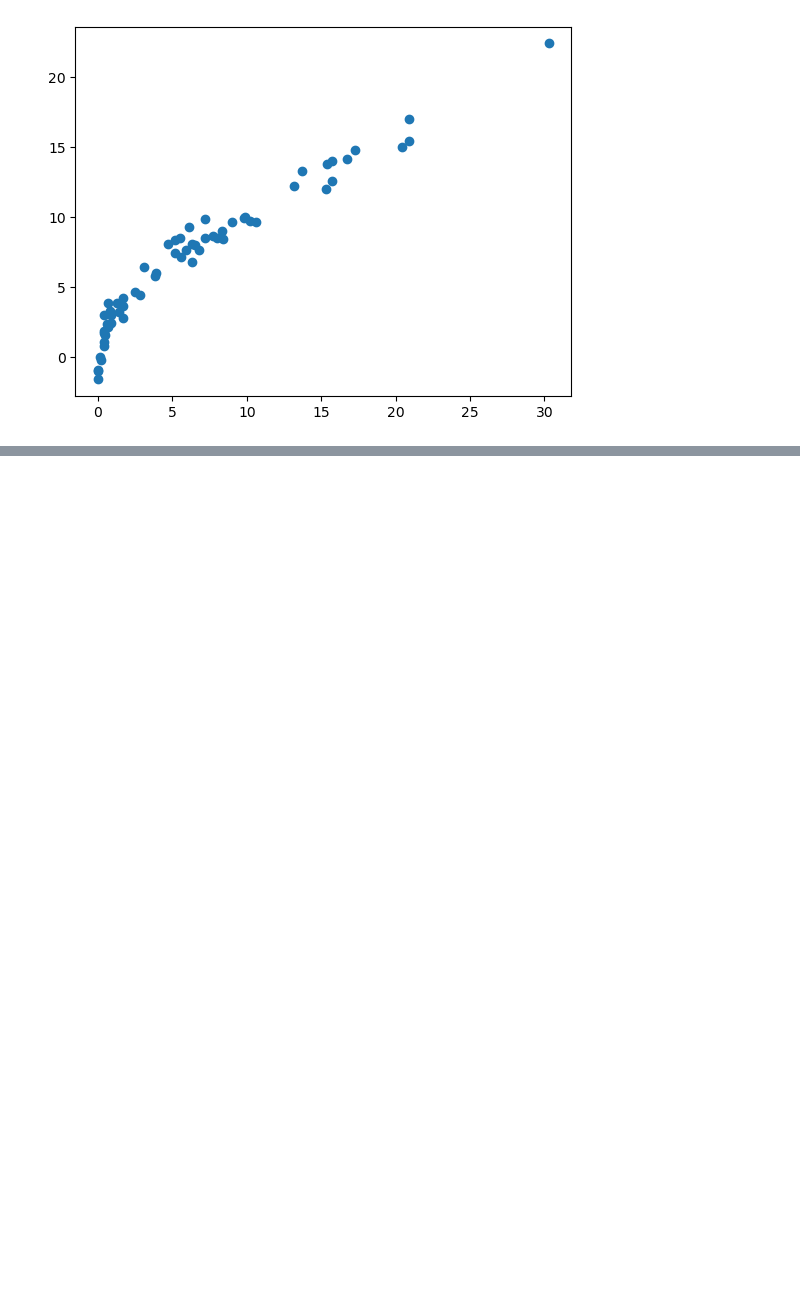
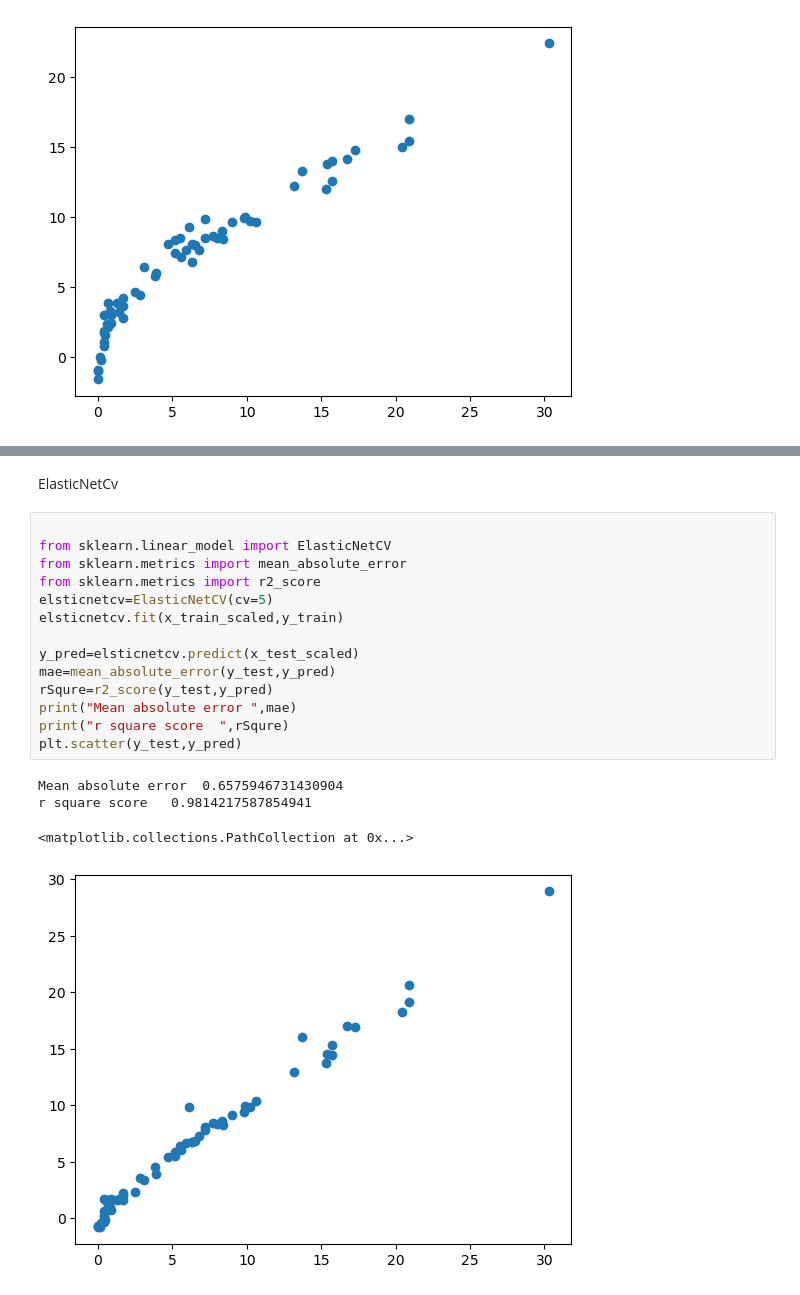
Before and after one commit to JhaSarvjeet/Machine-learning, a Jupyter notebook: 022 Ridge Lassso Elastic Regression/02_modelTraining.ipynb, the cells around one changed output, grey strips where cells are left out. Saved outputs shown, nothing was run; the diff lists cells and outputs as text; blank space fills up the shorter version.

```diff
--- a/022 Ridge Lassso Elastic Regression/02_modelTraining.ipynb
+++ b/022 Ridge Lassso Elastic Regression/02_modelTraining.ipynb
@@ -284,0 +390,21 @@ r square score   0.8753460589519703
+# %% [markdown]
+ElasticNetCv
+# %%
+
+from sklearn.linear_model import ElasticNetCV
+from sklearn.metrics import mean_absolute_error
+from sklearn.metrics import r2_score
+elsticnetcv=ElasticNetCV(cv=5)
+elsticnetcv.fit(x_train_scaled,y_train)
+
+y_pred=elsticnetcv.predict(x_test_scaled)
+mae=mean_absolute_error(y_test,y_pred)
+rSqure=r2_score(y_test,y_pred)
+print("Mean absolute error ",mae)
+print("r square score  ",rSqure)
+plt.scatter(y_test,y_pred)
+# %% [output]
+Mean absolute error  0.6575946731430904
+r square score   0.9814217587854941
+<matplotlib.collections.PathCollection at 0x...>
+[figure, added]
```
Also changed, not shown: parts of 13 cells of this notebook.
